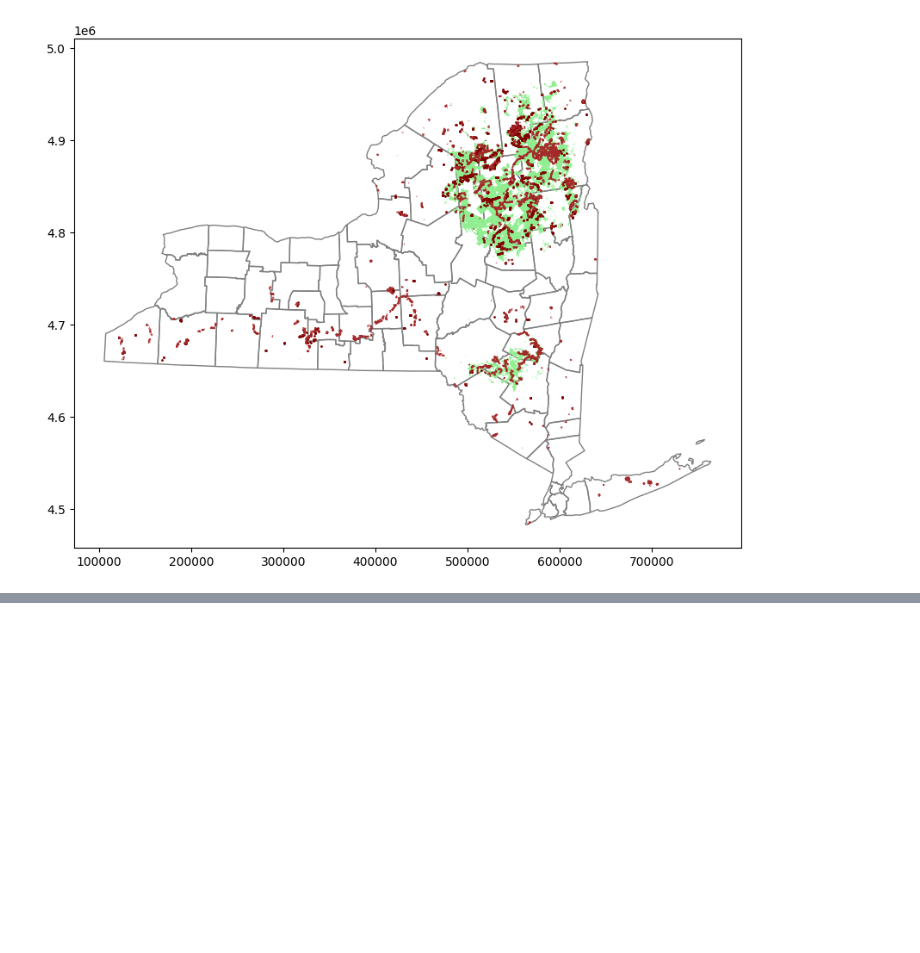
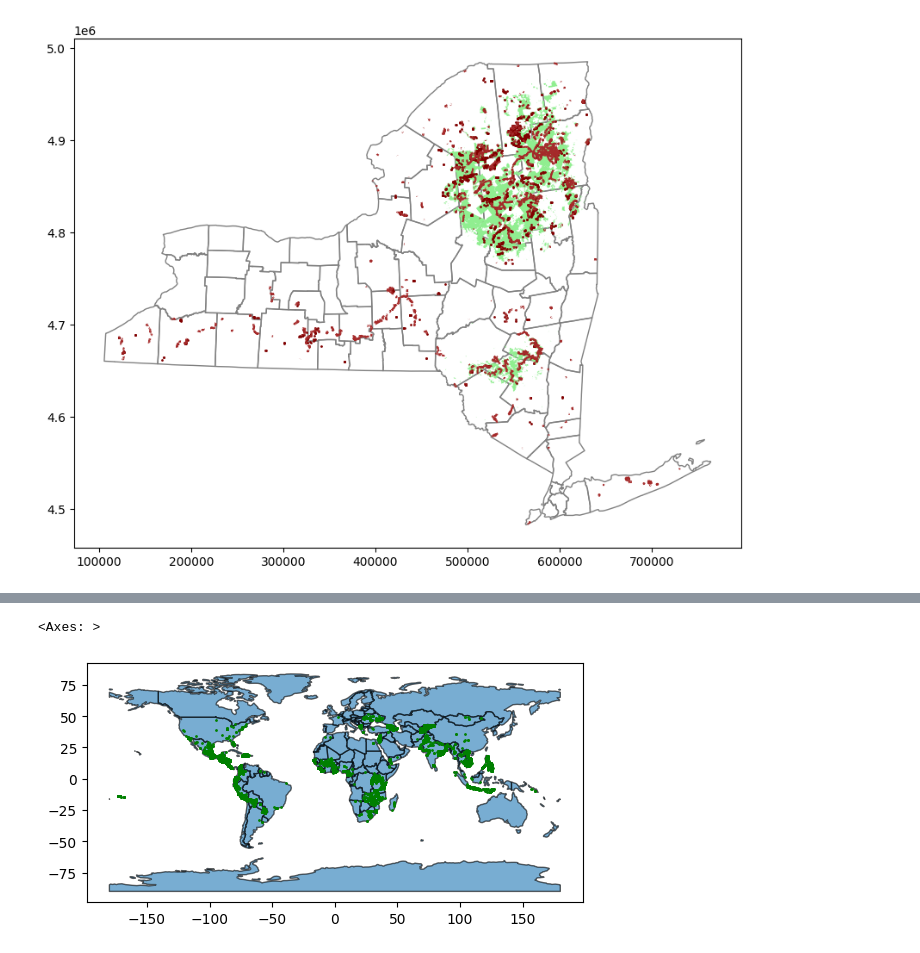
Before and after one commit to jlwhelan28/sandbox-geospatial, a Jupyter notebook: 01-simple-maps.ipynb, the cells around one changed output, grey strips where cells are left out. Cells and saved outputs as stored; diff of their text form; code cells hidden in the pictures; blank space fills up the shorter version.

```diff
--- a/01-simple-maps.ipynb
+++ b/01-simple-maps.ipynb
@@ -81,0 +84,2 @@ trails.plot(color="brown", ax=ax)
+# %%
+kiva_loans = gpd.read_file("data/kiva_loans/kiva_loans/kiva_loans.shp")
@@ -81,0 +115,6 @@ trails.plot(color="brown", ax=ax)
+# %%
+ax = worldmap.plot(alpha=0.6, edgecolor='k')
+kiva_loans.plot(color='g', markersize=1, ax=ax)
+# %% [output]
+<Axes: >
+[figure, added]
```
Also changed, not shown: parts of 7 cells of this notebook.
